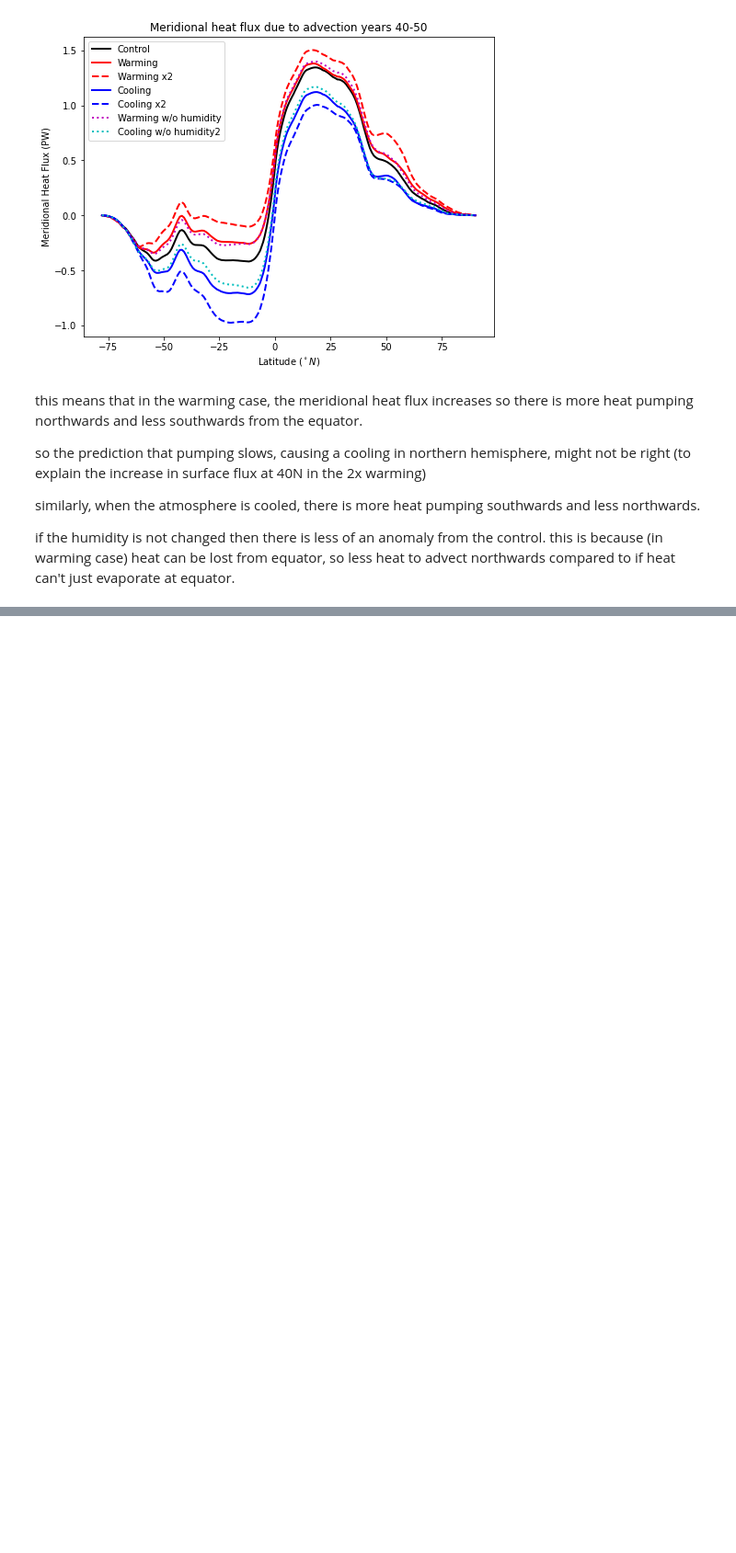
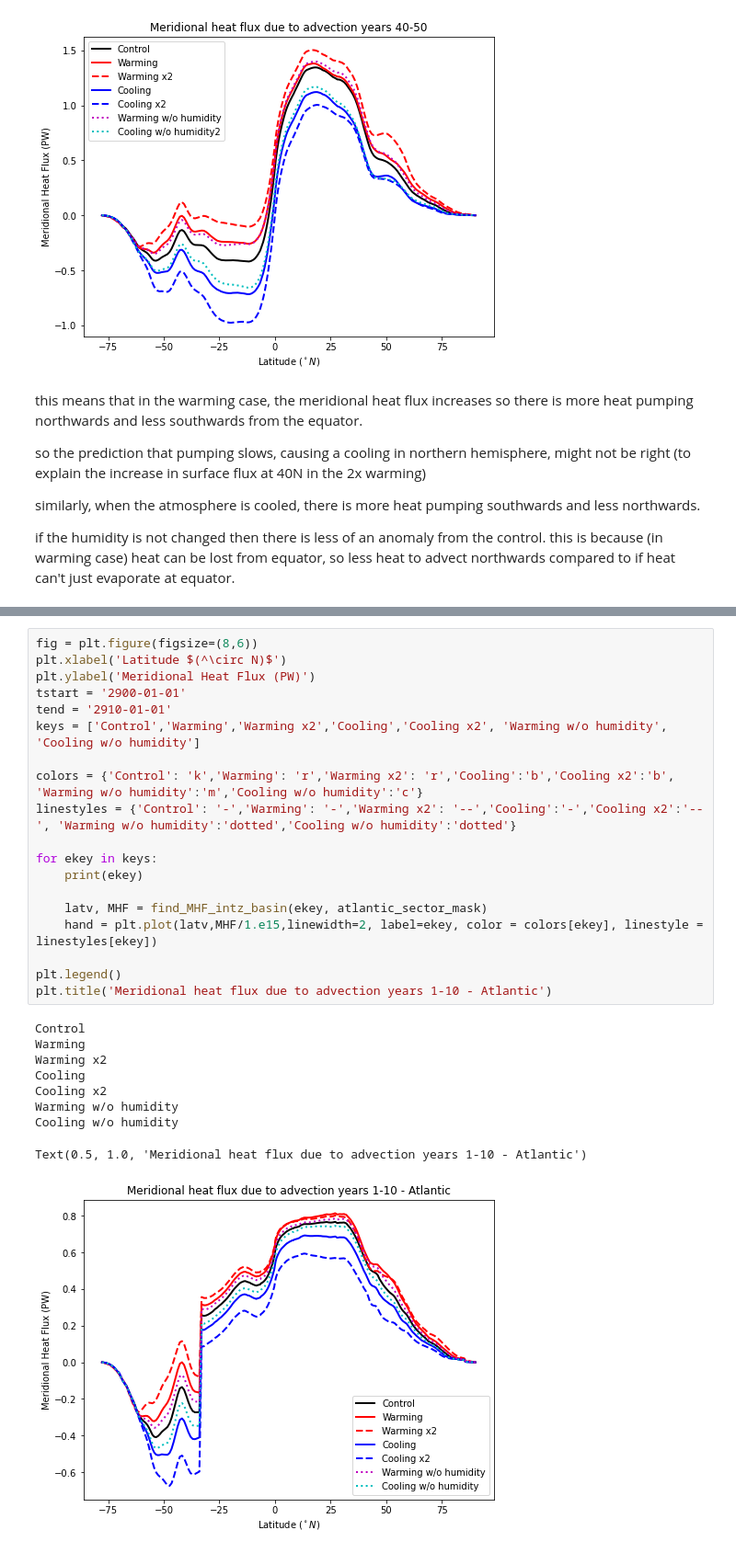
Before and after one commit to claireyung/unsw_clex_project_files, a Jupyter notebook: overturning.ipynb, the cells around one changed output, grey strips where cells are left out. Shown at 92% size. Drawn from its saved outputs; the diff is of its cells as text; blank space fills up the shorter version.

```diff
--- a/overturning.ipynb
+++ b/overturning.ipynb
@@ -383,0 +507,29 @@ if the humidity is not changed then there is less of an anomaly from the control
+# %%
+fig = plt.figure(figsize=(8,6))
+plt.xlabel('Latitude $(^\circ N)$')
+plt.ylabel('Meridional Heat Flux (PW)')
+tstart = '2900-01-01'
+tend = '2910-01-01'
+keys = ['Control','Warming','Warming x2','Cooling','Cooling x2', 'Warming w/o humidity', 'Cooling w/o humidity']
+
+colors = {'Control': 'k','Warming': 'r','Warming x2': 'r','Cooling':'b','Cooling x2':'b', 'Warming w/o humidity':'m','Cooling w/o humidity':'c'}
+linestyles = {'Control': '-','Warming': '-','Warming x2': '--','Cooling':'-','Cooling x2':'--', 'Warming w/o humidity':'dotted','Cooling w/o humidity':'dotted'}
+
+for ekey in keys:
+    print(ekey)
+
+    latv, MHF = find_MHF_intz_basin(ekey, atlantic_sector_mask)
+    hand = plt.plot(latv,MHF/1.e15,linewidth=2, label=ekey, color = colors[ekey], linestyle = linestyles[ekey])
+
+plt.legend()
+plt.title('Meridional heat flux due to advection years 1-10 - Atlantic')
+# %% [output]
+Control
+Warming
+Warming x2
+Cooling
+Cooling x2
+Warming w/o humidity
+Cooling w/o humidity
+Text(0.5, 1.0, 'Meridional heat flux due to advection years 1-10 - Atlantic')
+[figure, added]
```
Also changed, not shown: parts of 25 cells of this notebook, 13 other files.
